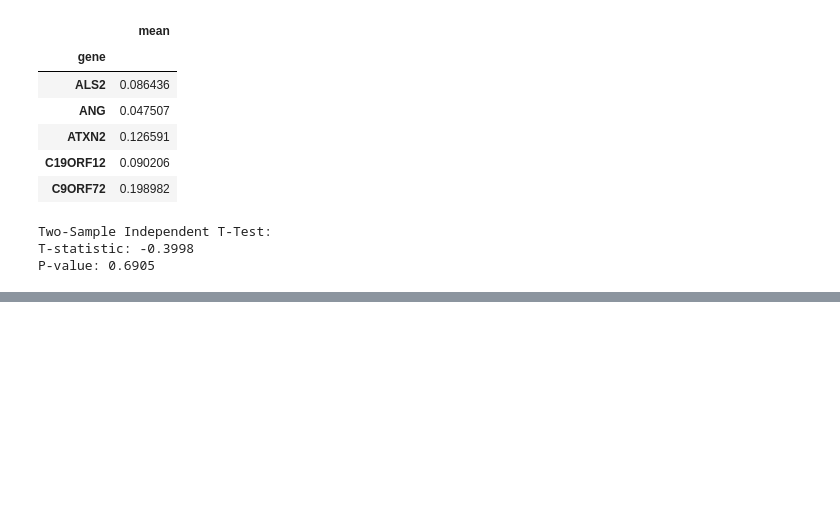
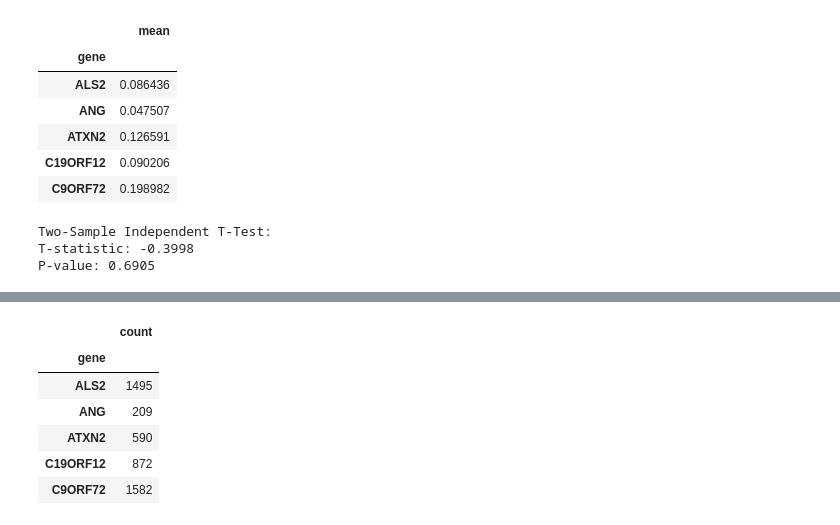
Before and after one commit to emilyvus/cp_als, a Jupyter notebook: analysis/20250815/t-test.ipynb, the cells around one changed output, grey strips where cells are left out. Saved outputs shown, nothing was run; the diff lists cells and outputs as text; code cells hidden in the pictures; blank space fills up the shorter version.

```diff
--- a/analysis/20250815/t-test.ipynb
+++ b/analysis/20250815/t-test.ipynb
@@ -120,0 +161,13 @@ P-value: 0.6905
+# %%
+g_khv_df = khv_df.groupby(["gene"]).sum().sum(axis=1)
+khv = pd.DataFrame()
+khv['count']= g_khv_df
+khv.head()
+# %% [output]
+|  | count |
+| gene |  |
+| ALS2 | 1495 |
+| ANG | 209 |
+| ATXN2 | 590 |
+| C19ORF12 | 872 |
+| C9ORF72 | 1582 |
```
Also changed, not shown: parts of 4 cells of this notebook, 3 other files.
